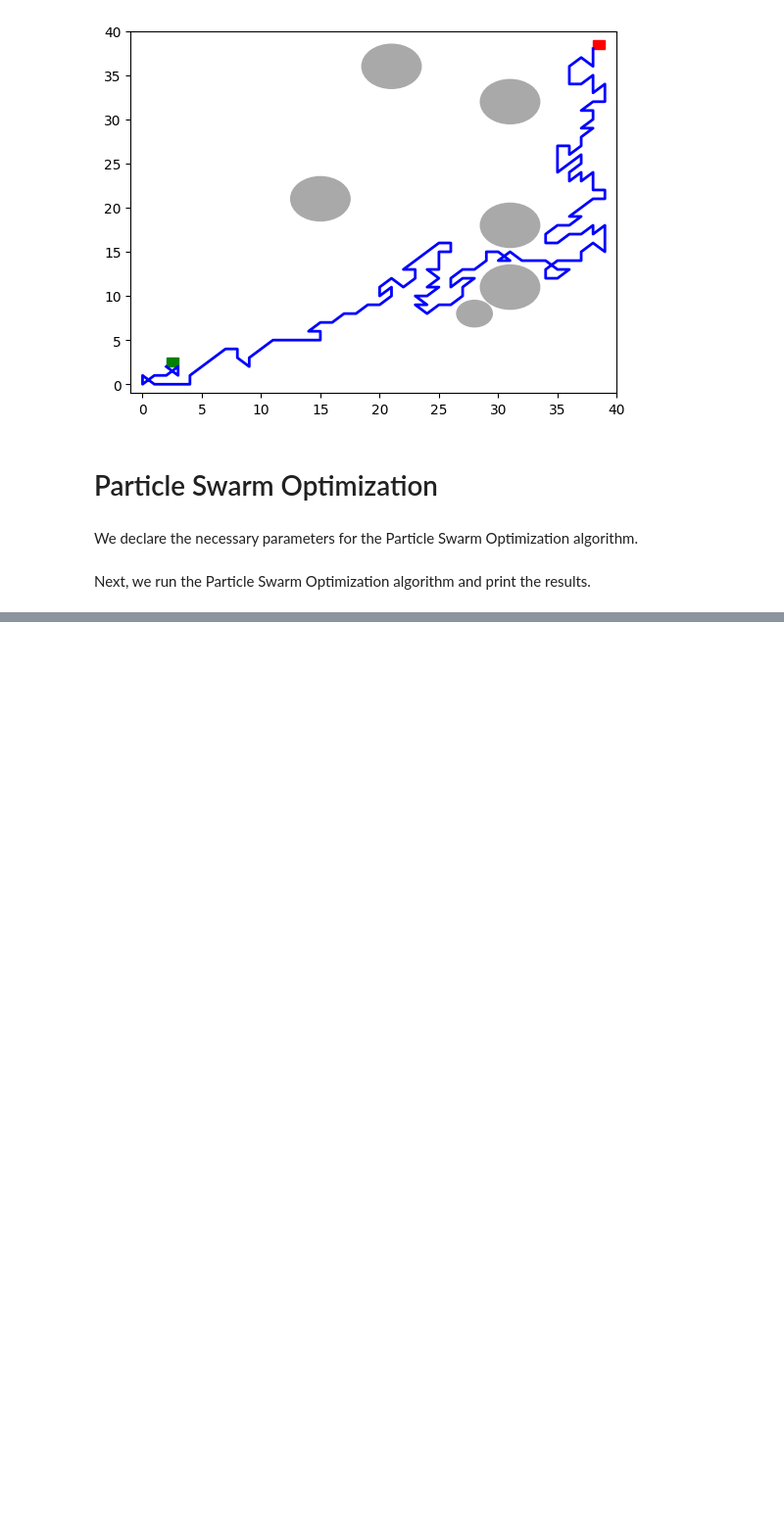
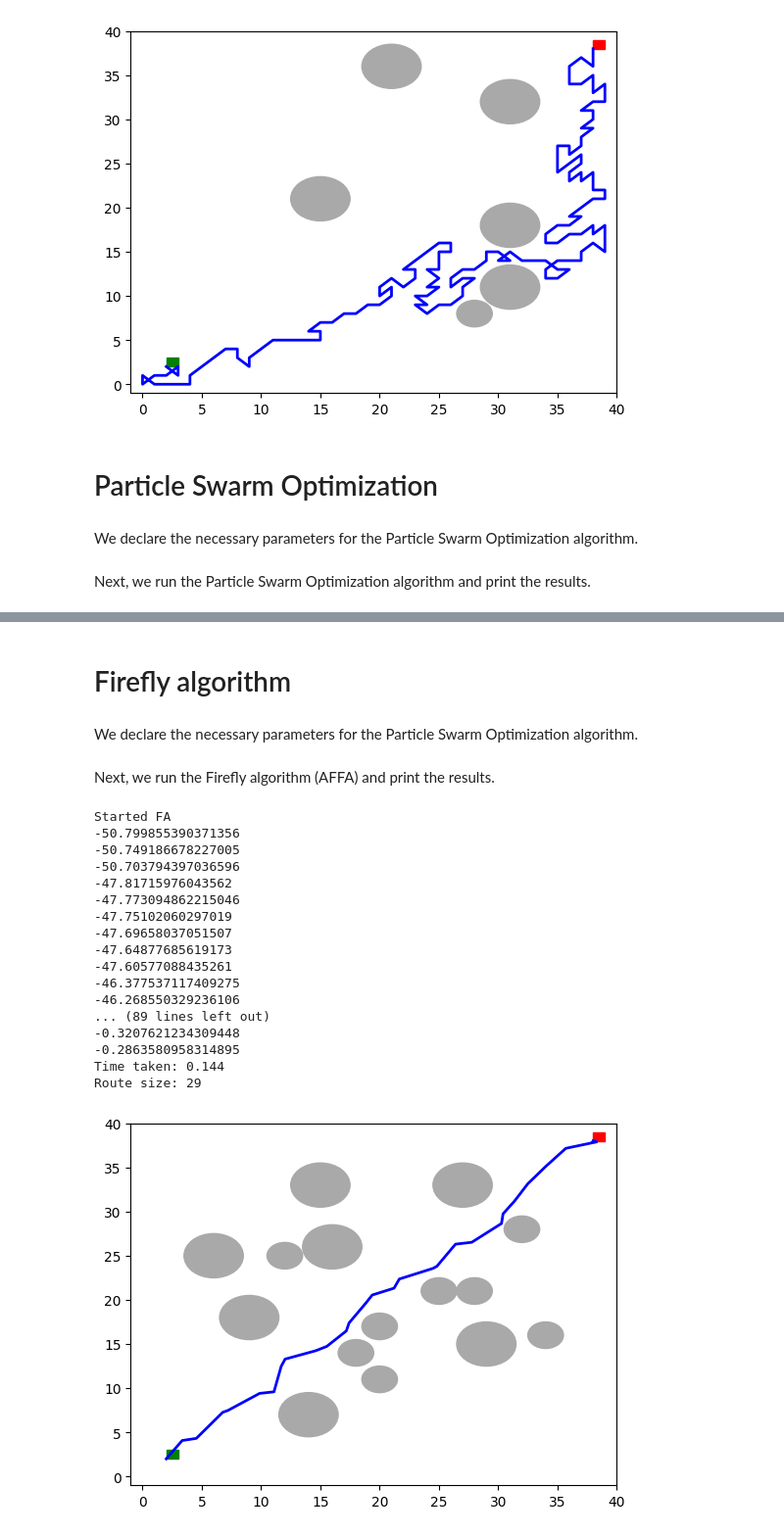
Before and after one commit to umenzi/bio-inspired_algorithms, a Jupyter notebook: src/Main.ipynb, the cells around one changed output, grey strips where cells are left out. Shown: that part at 98% size. Cells and saved outputs as stored; diff of their text form; code cells hidden in the pictures; blank space fills up the shorter version.

```diff
--- a/src/Main.ipynb
+++ b/src/Main.ipynb
@@ -258,0 +261,57 @@ Route size: 67
+# %% [markdown]
+# Firefly algorithm
+# %% [markdown]
+We declare the necessary parameters for the Particle Swarm Optimization algorithm.
+# %%
+fa_population_size = 100
+alpha_init = 1
+alpha_final = 0.01
+beta = 1
+gamma_init = 0.1
+gamma_final = 5
+fa_max_iter = 100
+# %% [markdown]
+Next, we run the Firefly algorithm (AFFA) and print the results.
+# %%
+# initialize pso
+fa = FireflyAlgorithm(environment, spec, fa_population_size, alpha_init, alpha_final, gamma_init, gamma_final, beta, fa_max_iter, obstacle_distance)
+
+# Save starting time
+start_time = int(round(time.time() * 1000))
+
+print("Started FA")
+
+# run fa
+shortest_route = fa.run()
+
+# Print time taken
+print("Time taken: " + str((int(round(time.time() * 1000)) - start_time) / 1000.0))
+
+# Save solution
+# shortest_route.write_to_file("./../data/hard_solution.txt")
+
+# Print route size; not really relevant for pso as it adds global bests and may get stuck for a bit
+# normally measured in path length or time taken better
+print("Route size: " + str(shortest_route.size()))
+
+# Print route path
+environment.visualize_environment(shortest_route)
+# %% [output]
+Started FA
+-50.799855390371356
+-50.749186678227005
+-50.703794397036596
+-47.81715976043562
+-47.773094862215046
+-47.75102060297019
+-47.69658037051507
+-47.64877685619173
+-47.60577088435261
+-46.377537117409275
+-46.268550329236106
+... (89 lines left out)
+-0.3207621234309448
+-0.2863580958314895
+Time taken: 0.144
+Route size: 29
+[figure, added]
```
Also changed, not shown: parts of 4 cells of this notebook, 5 other files.
